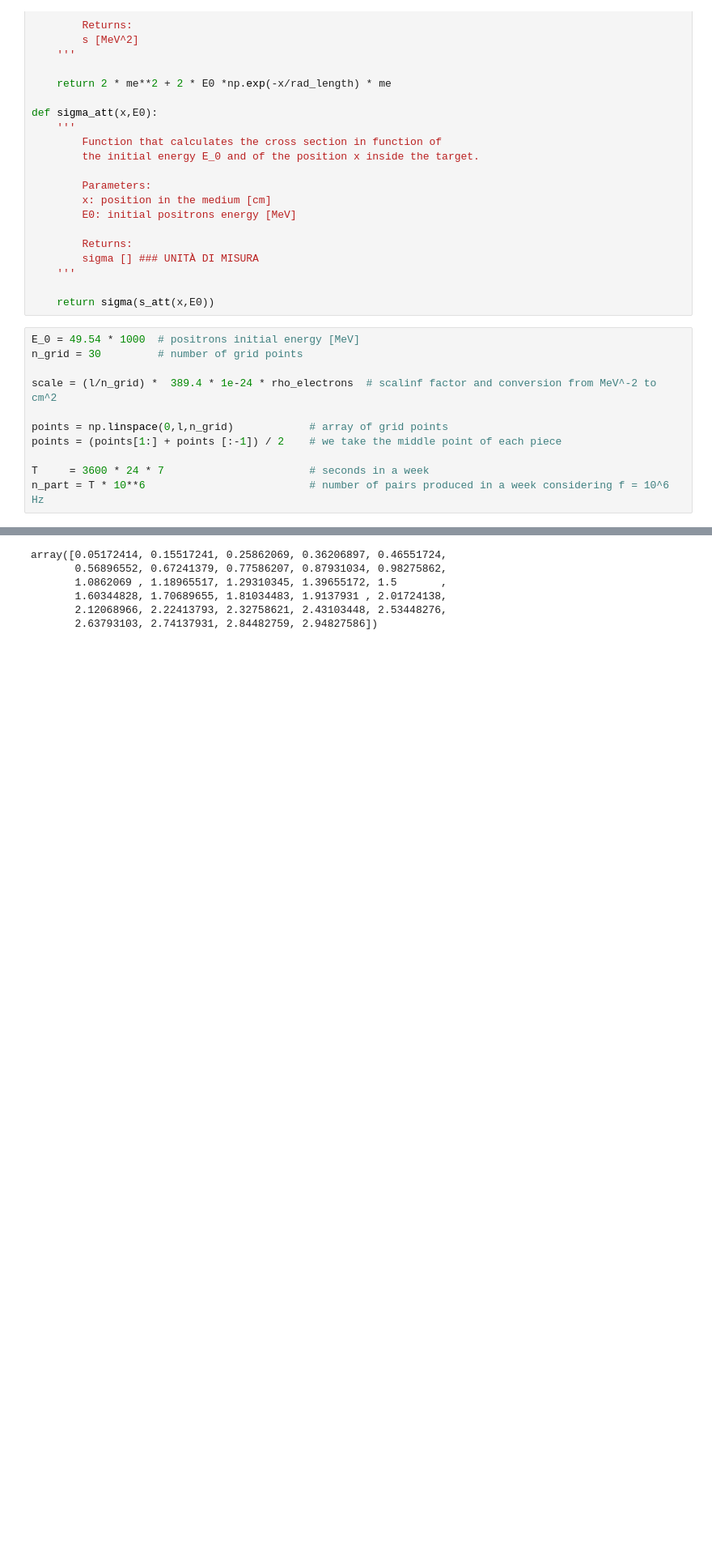
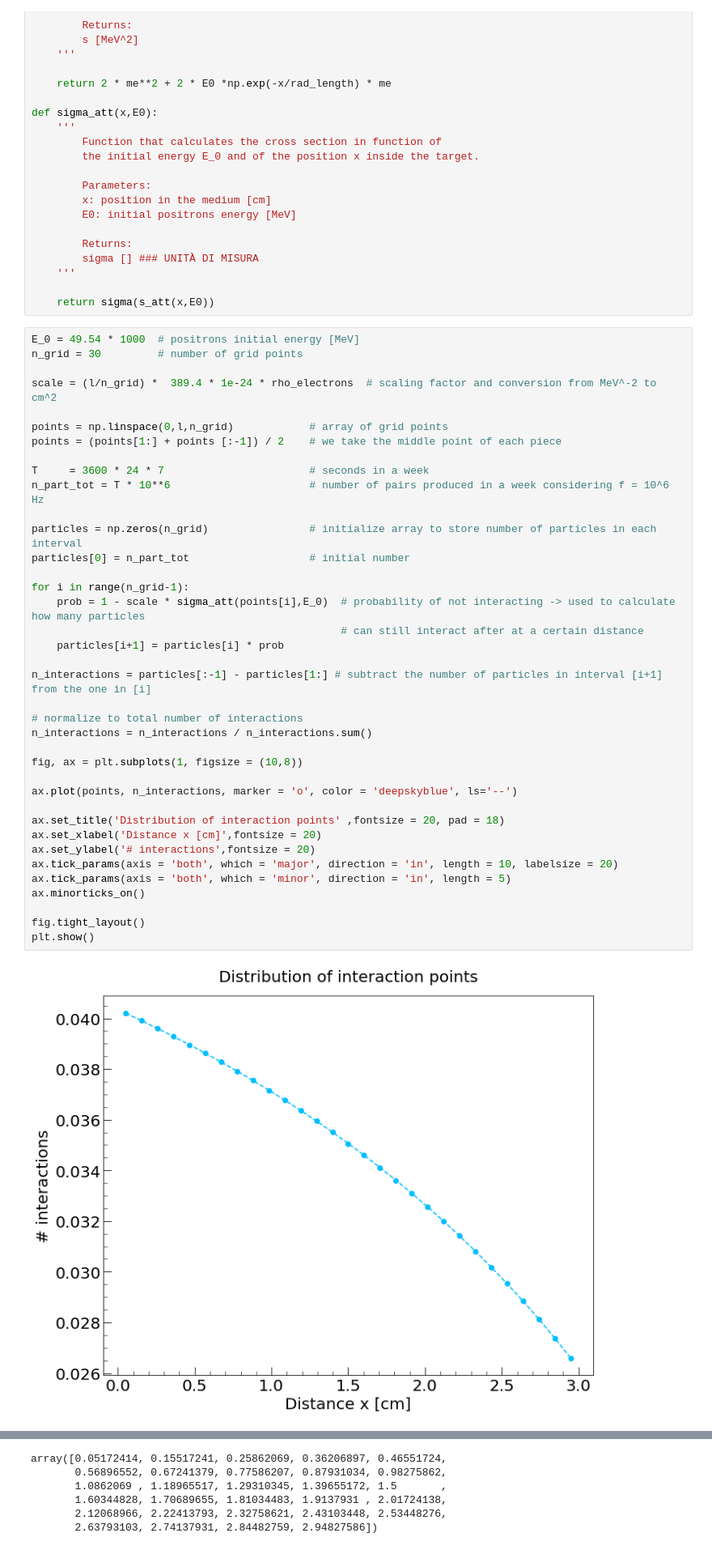
Before and after one commit to vanessacerrone/LEMMA_project, a Jupyter notebook: project.ipynb, the cells around one changed output, grey strips where cells are left out. Shown at 81% size. Cells and saved outputs as stored; diff of their text form; blank space fills up the shorter version.

Commit message:
interactions points

```diff
--- a/project.ipynb
+++ b/project.ipynb
@@ -604,13 +605,42 @@ def sigma_att(x,E0):
 # %%
 E_0 = 49.54 * 1000  # positrons initial energy [MeV]
 n_grid = 30         # number of grid points
 
-scale = (l/n_grid) *  389.4 * 1e-24 * rho_electrons  # scalinf factor and conversion from MeV^-2 to cm^2
+scale = (l/n_grid) *  389.4 * 1e-24 * rho_electrons  # scaling factor and conversion from MeV^-2 to cm^2
 
 points = np.linspace(0,l,n_grid)            # array of grid points
 points = (points[1:] + points [:-1]) / 2    # we take the middle point of each piece
 
 T     = 3600 * 24 * 7                       # seconds in a week
-n_part = T * 10**6                          # number of pairs produced in a week considering f = 10^6 Hz
+n_part_tot = T * 10**6                      # number of pairs produced in a week considering f = 10^6 Hz
+
+particles = np.zeros(n_grid)                # initialize array to store number of particles in each interval
+particles[0] = n_part_tot                   # initial number
+
+for i in range(n_grid-1):
+    prob = 1 - scale * sigma_att(points[i],E_0)  # probability of not interacting -> used to calculate how many particles
+                                                 # can still interact after at a certain distance
+    particles[i+1] = particles[i] * prob
+
+n_interactions = particles[:-1] - particles[1:] # subtract the number of particles in interval [i+1] from the one in [i]
+
+# normalize to total number of interactions
+n_interactions = n_interactions / n_interactions.sum()
+
+fig, ax = plt.subplots(1, figsize = (10,8))
+
+ax.plot(points, n_interactions, marker = 'o', color = 'deepskyblue', ls='--')
+
+ax.set_title('Distribution of interaction points' ,fontsize = 20, pad = 18)
+ax.set_xlabel('Distance x [cm]',fontsize = 20)
+ax.set_ylabel('# interactions',fontsize = 20)
+ax.tick_params(axis = 'both', which = 'major', direction = 'in', length = 10, labelsize = 20)
+ax.tick_params(axis = 'both', which = 'minor', direction = 'in', length = 5)
+ax.minorticks_on()
+
+fig.tight_layout()
+plt.show()
+# %% [output]
+[figure, added]
 # %%
 # %% [output]
```
Also changed, not shown: parts of 2 cells of this notebook.
